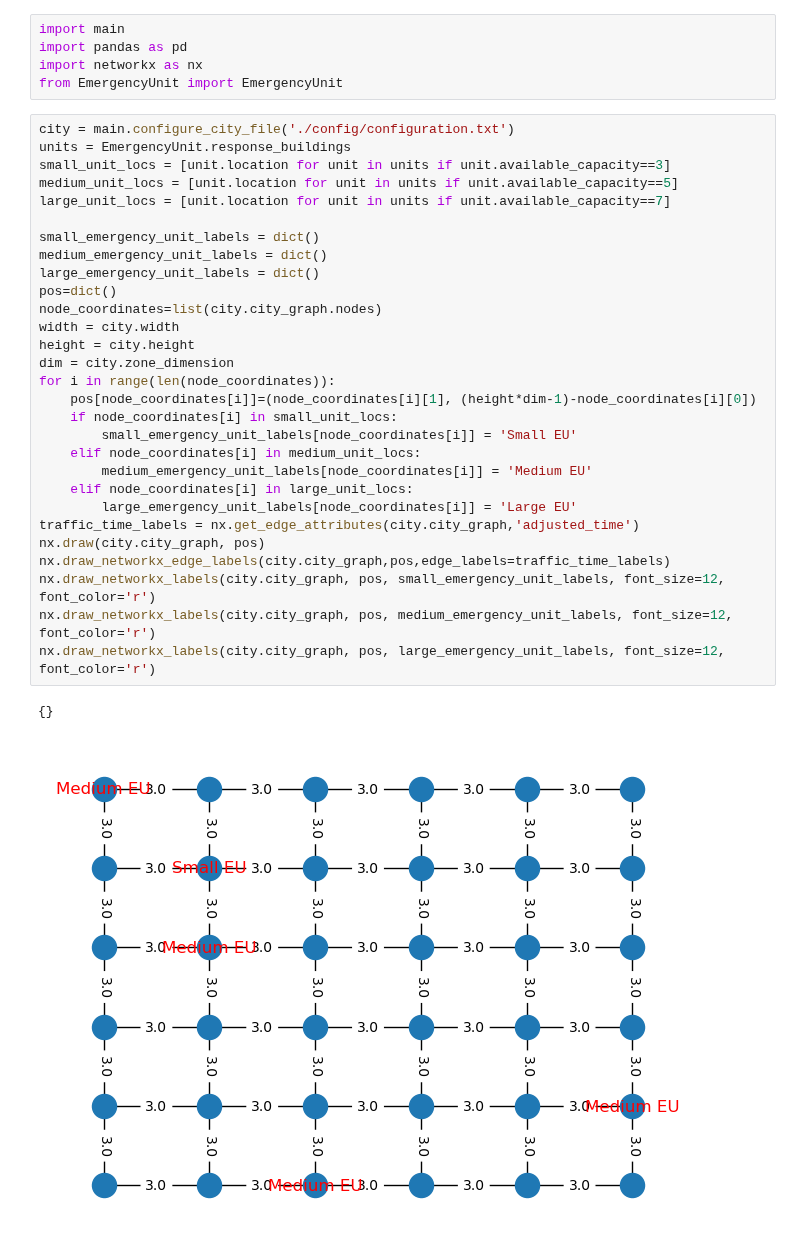
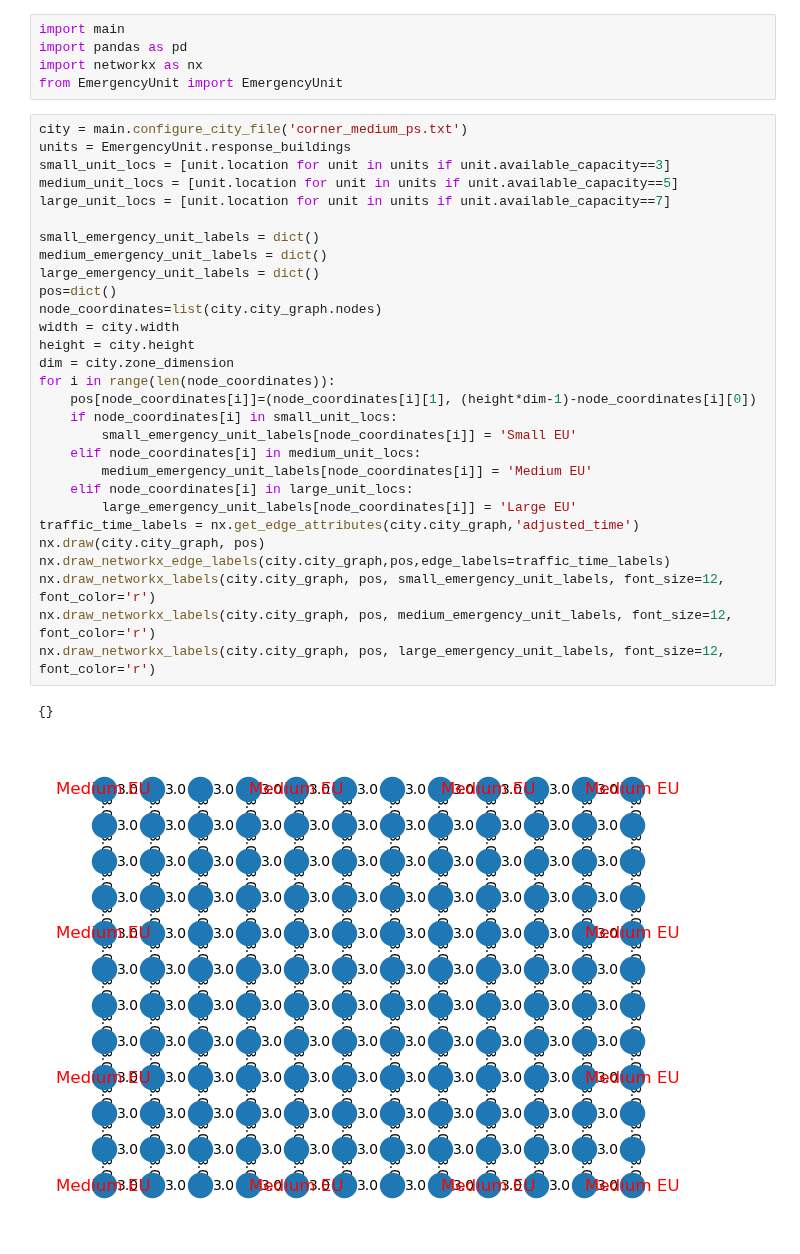
Before and after one commit to Praetor07/CityPlanner_MonteCarlo-Sim, a Jupyter notebook: Emergency Response Simulation Visualization.ipynb, the cells around one changed output. Saved outputs shown, nothing was run; the diff lists cells and outputs as text.

Commit message:
Adding visual_rep for emergency/unit jupyter

```diff
--- a/Emergency Response Simulation Visualization.ipynb
+++ b/Emergency Response Simulation Visualization.ipynb
@@ -4,35 +4,35 @@ import pandas as pd
 import networkx as nx
 from EmergencyUnit import EmergencyUnit
 # %%
-city = main.configure_city_file('./config/configuration.txt')
+city = main.configure_city_file('corner_medium_ps.txt')
 units = EmergencyUnit.response_buildings
 small_unit_locs = [unit.location for unit in units if unit.available_capacity==3]
 medium_unit_locs = [unit.location for unit in units if unit.available_capacity==5]
 large_unit_locs = [unit.location for unit in units if unit.available_capacity==7]
 
 small_emergency_unit_labels = dict()
 medium_emergency_unit_labels = dict()
 large_emergency_unit_labels = dict()
 pos=dict()
 node_coordinates=list(city.city_graph.nodes)
 width = city.width
 height = city.height
 dim = city.zone_dimension
 for i in range(len(node_coordinates)):
     pos[node_coordinates[i]]=(node_coordinates[i][1], (height*dim-1)-node_coordinates[i][0])
     if node_coordinates[i] in small_unit_locs:
         small_emergency_unit_labels[node_coordinates[i]] = 'Small EU'
     elif node_coordinates[i] in medium_unit_locs:
         medium_emergency_unit_labels[node_coordinates[i]] = 'Medium EU'
     elif node_coordinates[i] in large_unit_locs:
         large_emergency_unit_labels[node_coordinates[i]] = 'Large EU'
 traffic_time_labels = nx.get_edge_attributes(city.city_graph,'adjusted_time')
 nx.draw(city.city_graph, pos)
 nx.draw_networkx_edge_labels(city.city_graph,pos,edge_labels=traffic_time_labels)
 nx.draw_networkx_labels(city.city_graph, pos, small_emergency_unit_labels, font_size=12, font_color='r')
 nx.draw_networkx_labels(city.city_graph, pos, medium_emergency_unit_labels, font_size=12, font_color='r')
 nx.draw_networkx_labels(city.city_graph, pos, large_emergency_unit_labels, font_size=12, font_color='r')
 # %% [output]
 {}
-[figure, old version]
+[figure, new version]
 # %%
```
Also changed, not shown: parts of 7 cells of this notebook, 2 other files.
